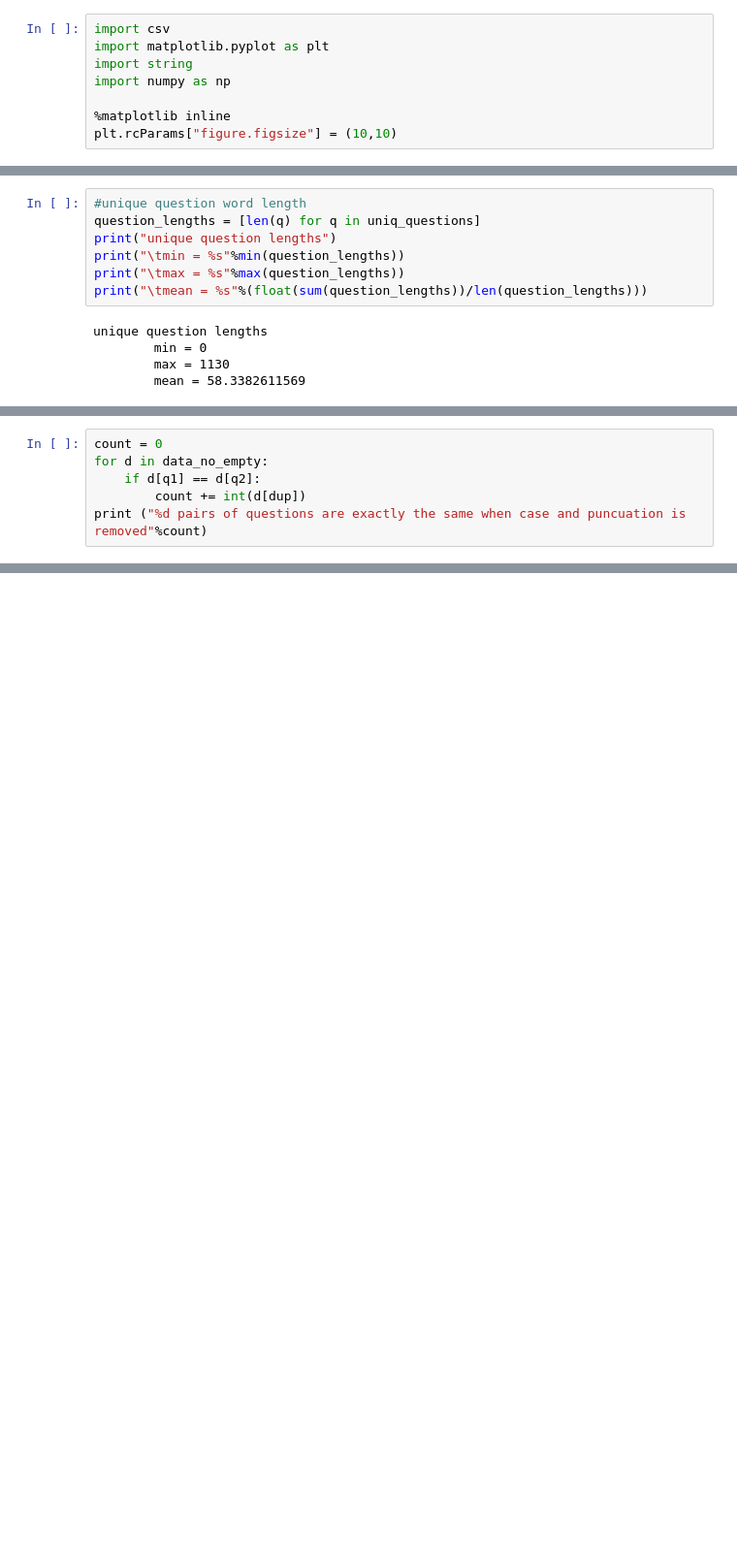
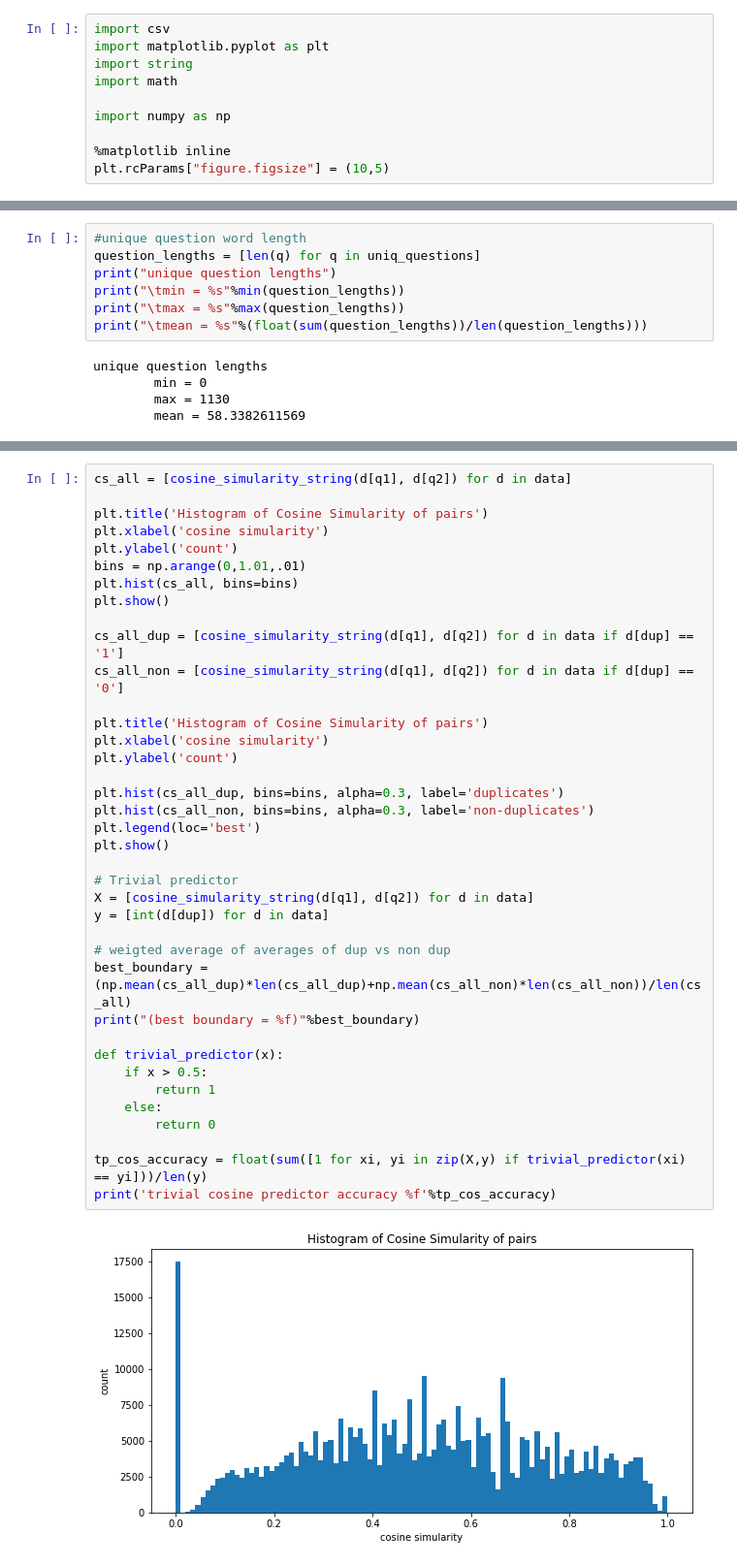
Before and after one commit to ttthao/QuoraDuplicateQuestions, a Jupyter notebook: Sebastian.ipynb, the cells around one changed output, grey strips where cells are left out. Shown at 97% size. Saved outputs shown, nothing was run; the diff lists cells and outputs as text; blank space fills up the shorter version.

Commit message:
tf-idf graphs

```diff
--- a/Sebastian.ipynb
+++ b/Sebastian.ipynb
@@ -2,10 +27,12 @@
 import csv
 import matplotlib.pyplot as plt
 import string
+import math
+
 import numpy as np
 
 %matplotlib inline
-plt.rcParams["figure.figsize"] = (10,10)
+plt.rcParams["figure.figsize"] = (10,5)
 # %%
 print("Reading data..." )
 
@@ -163,6 +247,0 @@ plt.show()
-# %%
-count = 0
-for d in data_no_empty:
-    if d[q1] == d[q2]:
-        count += int(d[dup])
-print ("%d pairs of questions are exactly the same when case and puncuation is removed"%count)
@@ -184,0 +248,40 @@ plt.show()
+# %%
+cs_all = [cosine_simularity_string(d[q1], d[q2]) for d in data]
+
+plt.title('Histogram of Cosine Simularity of pairs')
+plt.xlabel('cosine simularity')
+plt.ylabel('count')
+bins = np.arange(0,1.01,.01)
+plt.hist(cs_all, bins=bins)
+plt.show()
+
+cs_all_dup = [cosine_simularity_string(d[q1], d[q2]) for d in data if d[dup] == '1']
+cs_all_non = [cosine_simularity_string(d[q1], d[q2]) for d in data if d[dup] == '0']
+
+plt.title('Histogram of Cosine Simularity of pairs')
+plt.xlabel('cosine simularity')
+plt.ylabel('count')
+
+plt.hist(cs_all_dup, bins=bins, alpha=0.3, label='duplicates')
+plt.hist(cs_all_non, bins=bins, alpha=0.3, label='non-duplicates')
+plt.legend(loc='best')
+plt.show()
+
+# Trivial predictor
+X = [cosine_simularity_string(d[q1], d[q2]) for d in data]
+y = [int(d[dup]) for d in data]
+
+# weigted average of averages of dup vs non dup
+best_boundary = (np.mean(cs_all_dup)*len(cs_all_dup)+np.mean(cs_all_non)*len(cs_all_non))/len(cs_all)
+print("(best boundary = %f)"%best_boundary)
+
+def trivial_predictor(x):
+    if x > 0.5:
+        return 1
+    else:
+        return 0
+
+tp_cos_accuracy = float(sum([1 for xi, yi in zip(X,y) if trivial_predictor(xi) == yi]))/len(y)
+print('trivial cosine predictor accuracy %f'%tp_cos_accuracy)
+# %% [output]
+[figure, added]
```
Also changed, not shown: parts of 20 cells of this notebook.
